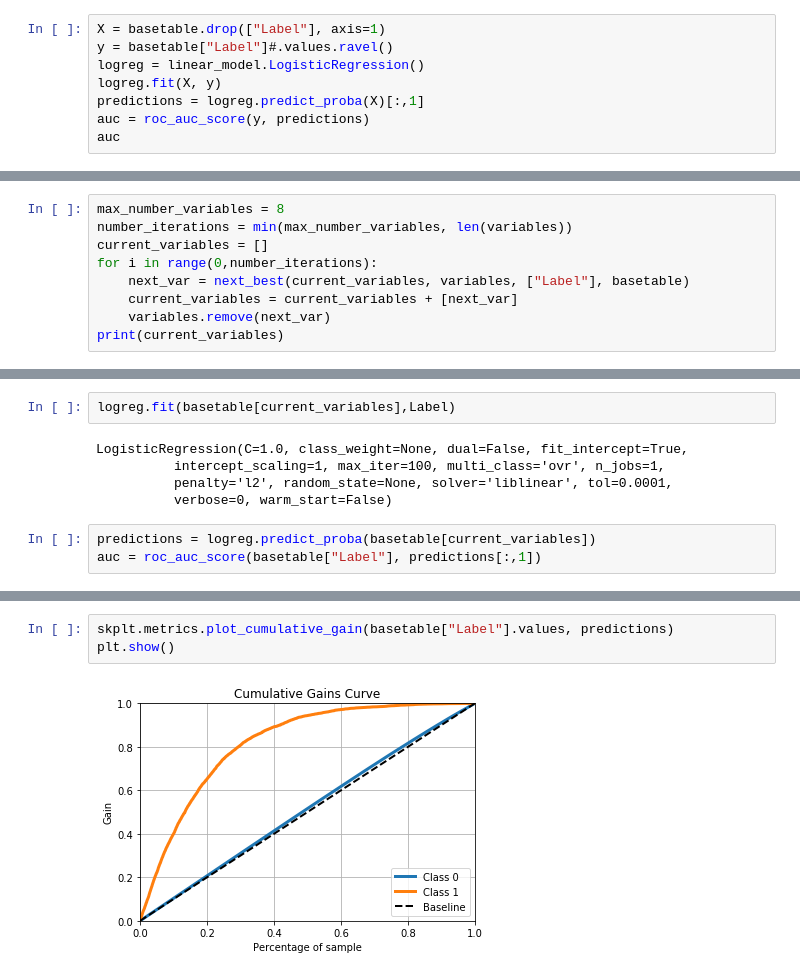
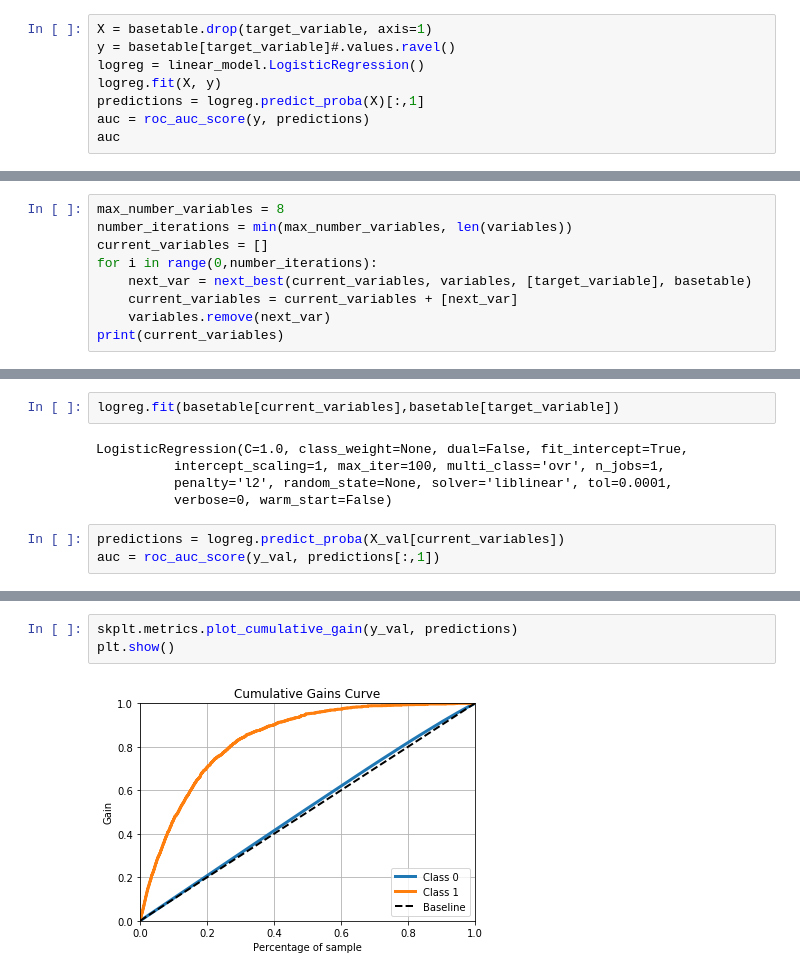
Before and after one commit to honshu77/DSA_project, a Jupyter notebook: IPUMS.ipynb, the cells around one changed output, grey strips where cells are left out. Cells and saved outputs as stored; diff of their text form.

```diff
--- a/IPUMS.ipynb
+++ b/IPUMS.ipynb
@@ -300,6 +338,6 @@ basetable.head()
 # %%
-X = basetable.drop(["Label"], axis=1)
-y = basetable["Label"]#.values.ravel()
+X = basetable.drop(target_variable, axis=1)
+y = basetable[target_variable]#.values.ravel()
 logreg = linear_model.LogisticRegression()
 logreg.fit(X, y)
 predictions = logreg.predict_proba(X)[:,1]
@@ -312,7 +350,7 @@ max_number_variables = 8
 number_iterations = min(max_number_variables, len(variables))
 current_variables = []
 for i in range(0,number_iterations):
-    next_var = next_best(current_variables, variables, ["Label"], basetable)
+    next_var = next_best(current_variables, variables, [target_variable], basetable)
     current_variables = current_variables + [next_var]
     variables.remove(next_var)
 print(current_variables)
@@ -329,13 +367,13 @@ print(current_variables)
 # %%
-logreg.fit(basetable[current_variables],Label)
+logreg.fit(basetable[current_variables],basetable[target_variable])
 # %% [output]
 LogisticRegression(C=1.0, class_weight=None, dual=False, fit_intercept=True,
           intercept_scaling=1, max_iter=100, multi_class='ovr', n_jobs=1,
           penalty='l2', random_state=None, solver='liblinear', tol=0.0001,
           verbose=0, warm_start=False)
 # %%
-predictions = logreg.predict_proba(basetable[current_variables])
-auc = roc_auc_score(basetable["Label"], predictions[:,1])
+predictions = logreg.predict_proba(X_val[current_variables])
+auc = roc_auc_score(y_val, predictions[:,1])
 # %%
 print(auc)
 # %% [output]
@@ -343,8 +381,8 @@ print(auc)
 # %%
-skplt.metrics.plot_cumulative_gain(basetable["Label"].values, predictions)
+skplt.metrics.plot_cumulative_gain(y_val, predictions)
 plt.show()
 # %% [output]
-[figure, old version]
+[figure, new version]
 # %%
 np.exp(logreg.coef_)
 # %% [output]
```
Also changed, not shown: parts of 35 cells of this notebook.
